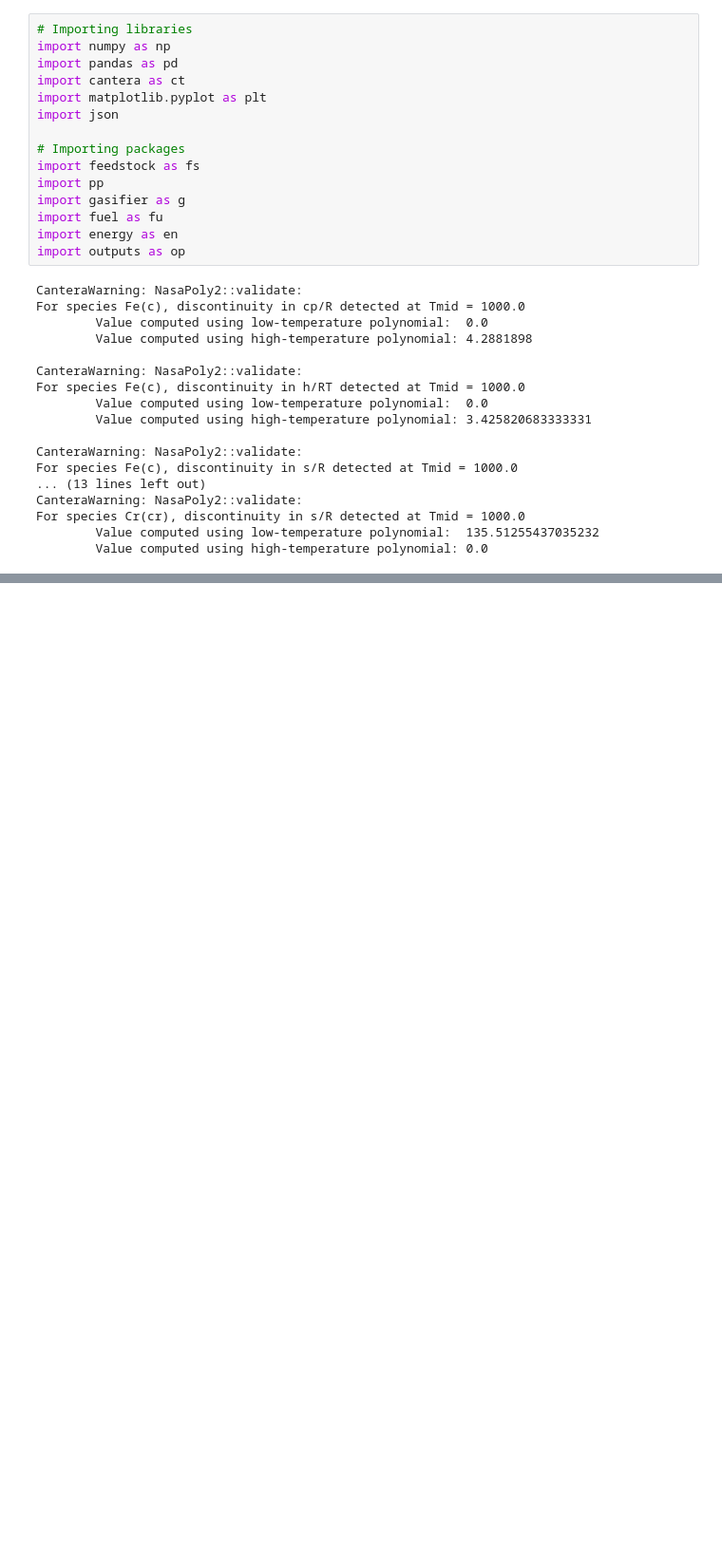
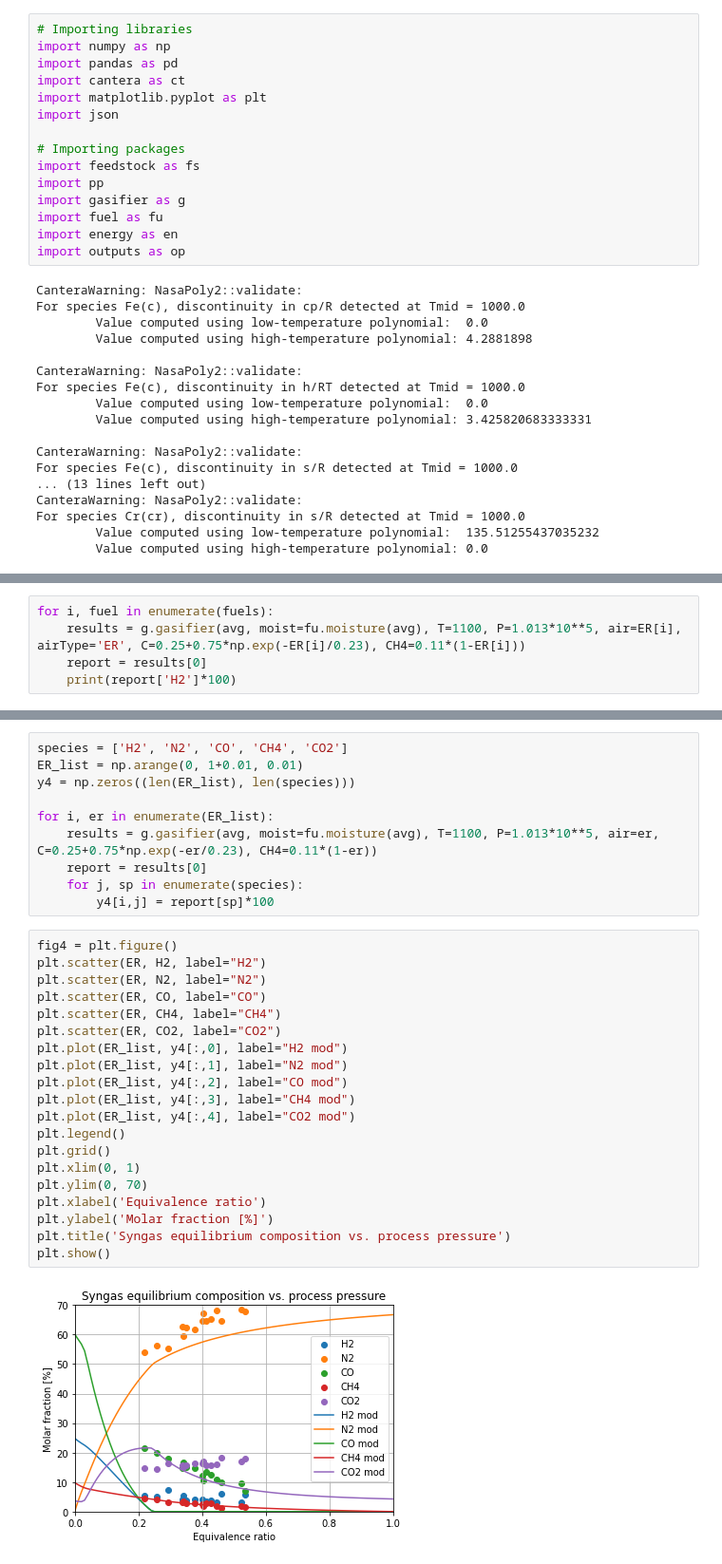
Before and after one commit to jubaldi/gasification, a Jupyter notebook: comparison.ipynb, the cells around one changed output, grey strips where cells are left out. Shown at 95% size. Drawn from its saved outputs; the diff is of its cells as text; blank space fills up the shorter version.

```diff
--- a/comparison.ipynb
+++ b/comparison.ipynb
@@ -33,0 +161,5 @@ For species Cr(cr), discontinuity in s/R detected at Tmid = 1000.0
+# %%
+for i, fuel in enumerate(fuels):
+    results = g.gasifier(avg, moist=fu.moisture(avg), T=1100, P=1.013*10**5, air=ER[i], airType='ER', C=0.25+0.75*np.exp(-ER[i]/0.23), CH4=0.11*(1-ER[i]))
+    report = results[0]
+    print(report['H2']*100)
@@ -33,0 +182,32 @@ For species Cr(cr), discontinuity in s/R detected at Tmid = 1000.0
+# %%
+species = ['H2', 'N2', 'CO', 'CH4', 'CO2']
+ER_list = np.arange(0, 1+0.01, 0.01)
+y4 = np.zeros((len(ER_list), len(species)))
+
+for i, er in enumerate(ER_list):
+    results = g.gasifier(avg, moist=fu.moisture(avg), T=1100, P=1.013*10**5, air=er, C=0.25+0.75*np.exp(-er/0.23), CH4=0.11*(1-er))
+    report = results[0]
+    for j, sp in enumerate(species):
+        y4[i,j] = report[sp]*100
+# %%
+fig4 = plt.figure()
+plt.scatter(ER, H2, label="H2")
+plt.scatter(ER, N2, label="N2")
+plt.scatter(ER, CO, label="CO")
+plt.scatter(ER, CH4, label="CH4")
+plt.scatter(ER, CO2, label="CO2")
+plt.plot(ER_list, y4[:,0], label="H2 mod")
+plt.plot(ER_list, y4[:,1], label="N2 mod")
+plt.plot(ER_list, y4[:,2], label="CO mod")
+plt.plot(ER_list, y4[:,3], label="CH4 mod")
+plt.plot(ER_list, y4[:,4], label="CO2 mod")
+plt.legend()
+plt.grid()
+plt.xlim(0, 1)
+plt.ylim(0, 70)
+plt.xlabel('Equivalence ratio')
+plt.ylabel('Molar fraction [%]')
+plt.title('Syngas equilibrium composition vs. process pressure')
+plt.show()
+# %% [output]
+[figure, added]
```
Also changed, not shown: parts of 10 cells of this notebook, 11 other files.
